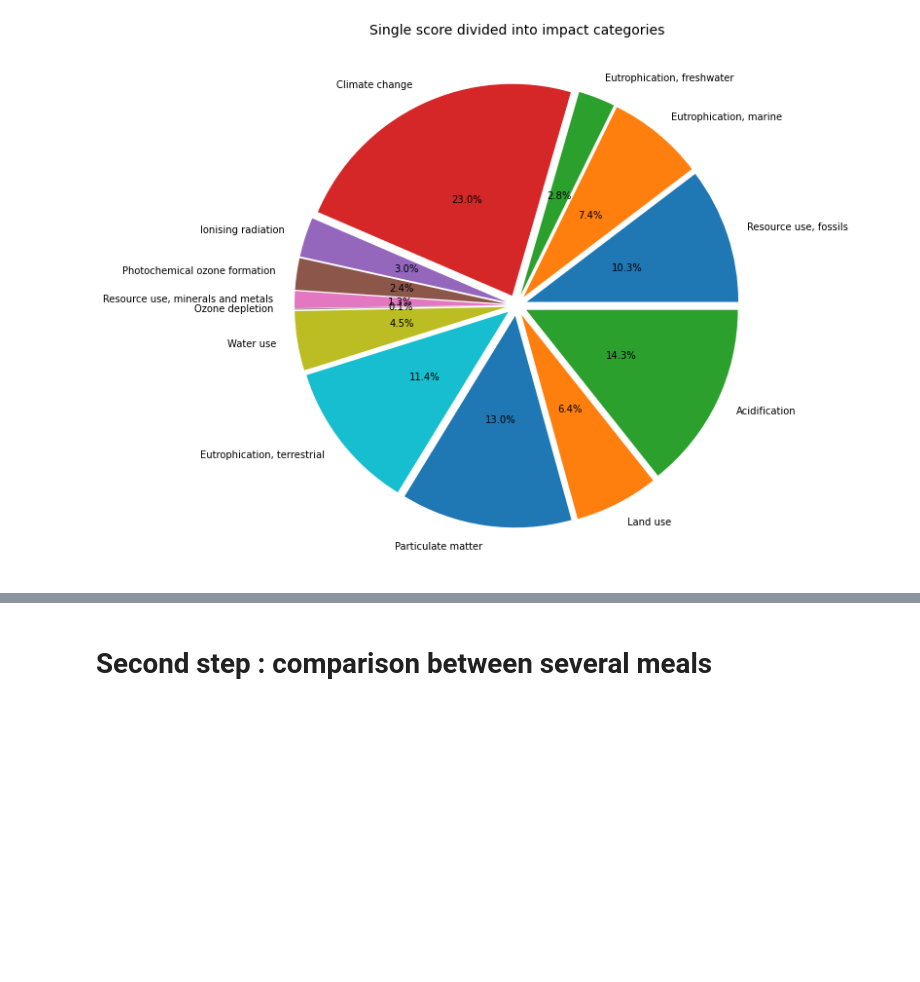
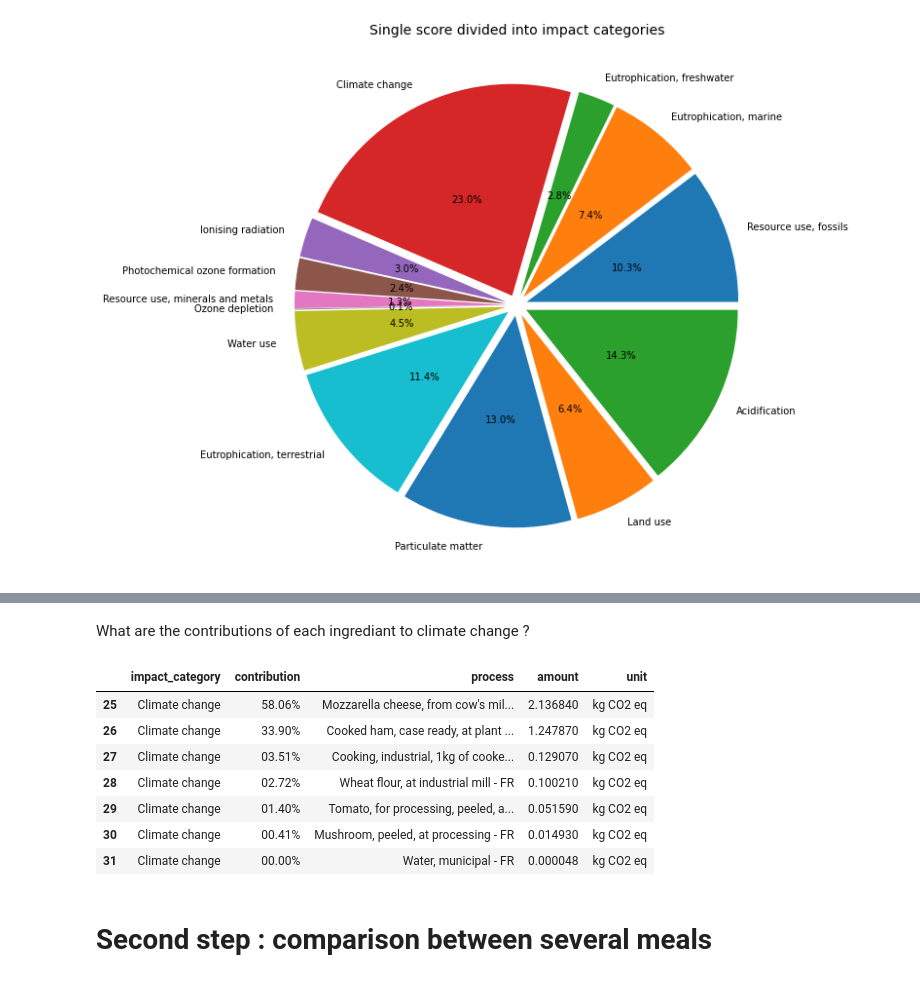
Before and after one commit to matthieu-str/ecolens, a Jupyter notebook: LCA_tool_example01.ipynb, the cells around one changed output, grey strips where cells are left out. Saved outputs shown, nothing was run; the diff lists cells and outputs as text; code cells hidden in the pictures; blank space fills up the shorter version.

```diff
--- a/LCA_tool_example01.ipynb
+++ b/LCA_tool_example01.ipynb
@@ -26,10 +26,12 @@ DATA_FOLDER = 'data/'
 LCA_RESULTS = DATA_FOLDER + "results.csv"
 LCA_COMPARISON = DATA_FOLDER + "six_meals_comparison.csv"
 AGRBALYSE_CATEGORIES = DATA_FOLDER + "impact_categories.csv"
+LCA_PER_INGREDIENT = DATA_FOLDER + "result_per_ingredient.csv"
 
 results = pd.read_csv(LCA_RESULTS, delimiter = ';', usecols = [0,6,7], names = ['name', 'impact_result','unit'], header=0)
 comparison = pd.read_csv(LCA_COMPARISON, delimiter = ';', usecols = [0,6,7,8], names = ['name', 'impact_result','unit', 'meal'], header = 0)
 categories = pd.read_csv(AGRBALYSE_CATEGORIES, delimiter = ';', names = ['name', 'unit','normalization_factor','weighting','recommendation'], header=0)
+ingredients = pd.read_csv(LCA_PER_INGREDIENT, delimiter = ';', names = ['impact_category', 'contribution', 'process', 'amount', 'unit'], header=0)
 # %% [markdown]
 The *result.csv* file contains the results of the Life Cycle Assessment (LCA) of one product under study. The following features are used :
 - *name*: name of the impact category
@@ -158,0 +186,3 @@ fig.show()
+# %%
+ingredients_only = ingredients.drop(ingredients.loc[ingredients.contribution == '100.00%'].index)
+ingredients_only.head()
@@ -159,3 +208,16 @@ fig.show()
+# %% [markdown]
+What are the contributions of each ingrediant to climate change ?
+# %%
+ingredients_only[ingredients_only.impact_category == 'Climate change']
+# %% [output]
+|  | impact_category | contribution | process | amount | unit |
+| 25 | Climate change | 58.06% | Mozzarella cheese, from cow's mil... | 2.136840 | kg CO2 eq |
+| 26 | Climate change | 33.90% | Cooked ham, case ready, at plant ... | 1.247870 | kg CO2 eq |
+| 27 | Climate change | 03.51% | Cooking, industrial, 1kg of cooke... | 0.129070 | kg CO2 eq |
+| 28 | Climate change | 02.72% | Wheat flour, at industrial mill - FR | 0.100210 | kg CO2 eq |
+| 29 | Climate change | 01.40% | Tomato, for processing, peeled, a... | 0.051590 | kg CO2 eq |
+| 30 | Climate change | 00.41% | Mushroom, peeled, at processing - FR | 0.014930 | kg CO2 eq |
+| 31 | Climate change | 00.00% | Water, municipal - FR | 0.000048 | kg CO2 eq |
 # %% [markdown]
 # Second step : comparison between several meals
 # %% [markdown]
```
Also changed, not shown: parts of 12 cells of this notebook.
